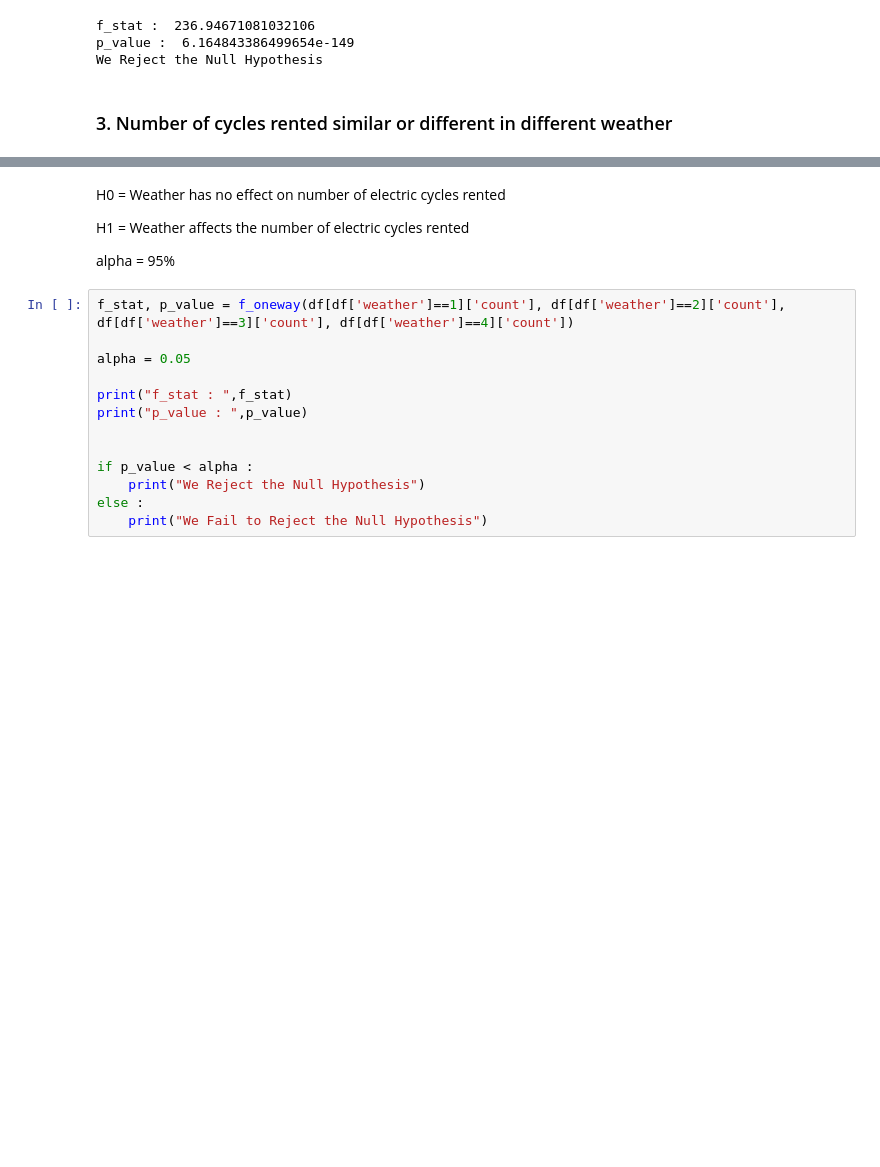
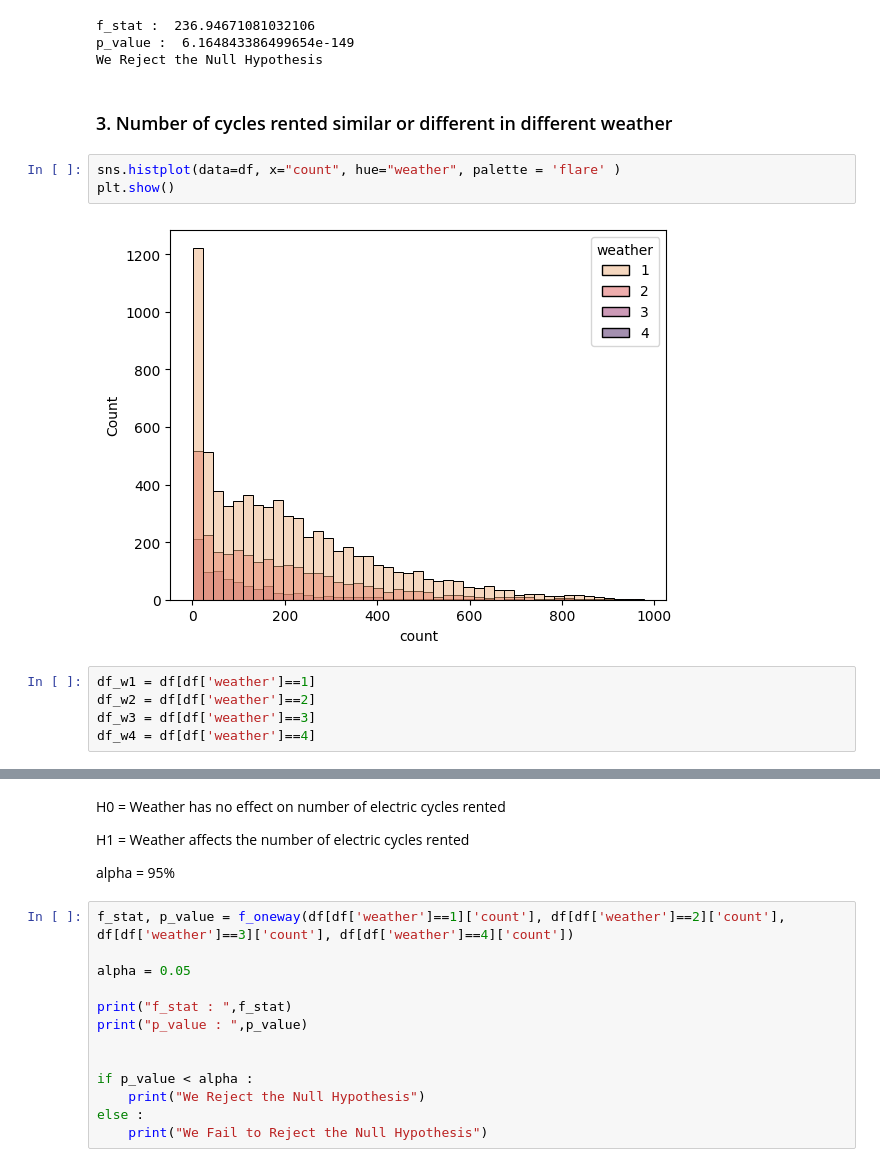
Before and after one commit to Rhy-Shah/Yulu_Hypothesis_Testing, a Jupyter notebook: yulu.ipynb, the cells around one changed output, grey strips where cells are left out. Cells and saved outputs as stored; diff of their text form; blank space fills up the shorter version.

```diff
--- a/yulu.ipynb
+++ b/yulu.ipynb
@@ -288,3 +348,13 @@ p_value :  6.164843386499654e-149
 We Reject the Null Hypothesis
 # %% [markdown]
 ### 3. Number of cycles rented similar or different in different weather
+# %%
+sns.histplot(data=df, x="count", hue="weather", palette = 'flare' )
+plt.show()
+# %% [output]
+[figure, added]
+# %%
+df_w1 = df[df['weather']==1]
+df_w2 = df[df['weather']==2]
+df_w3 = df[df['weather']==3]
+df_w4 = df[df['weather']==4]
```
Also changed, not shown: parts of 15 cells of this notebook.
